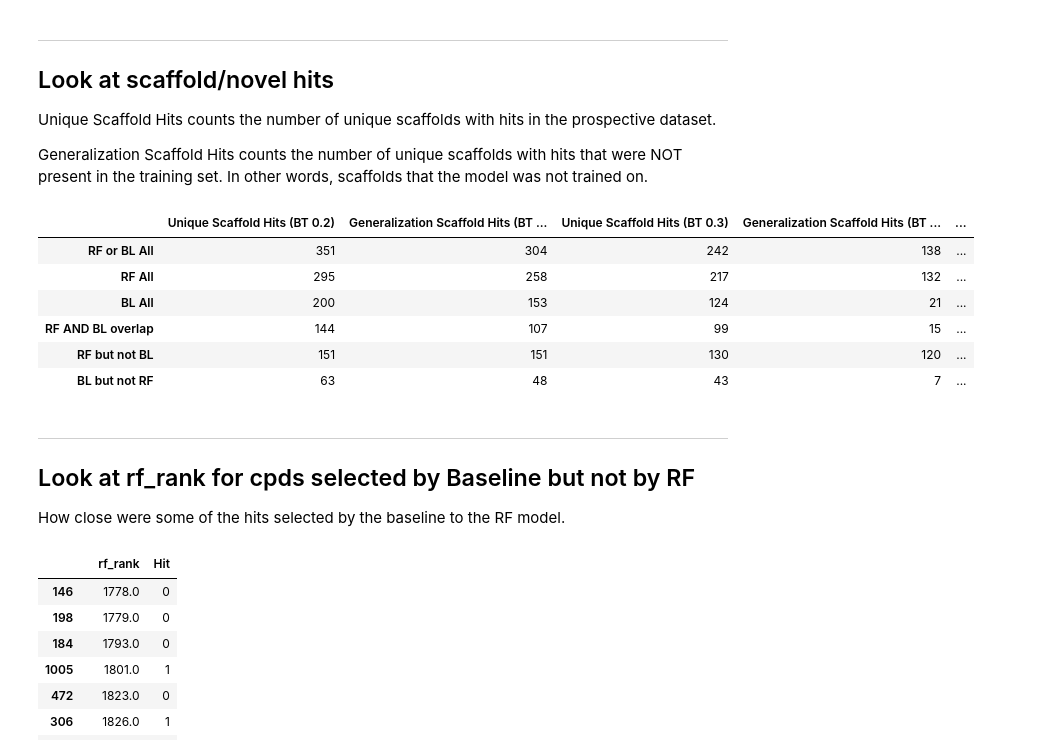
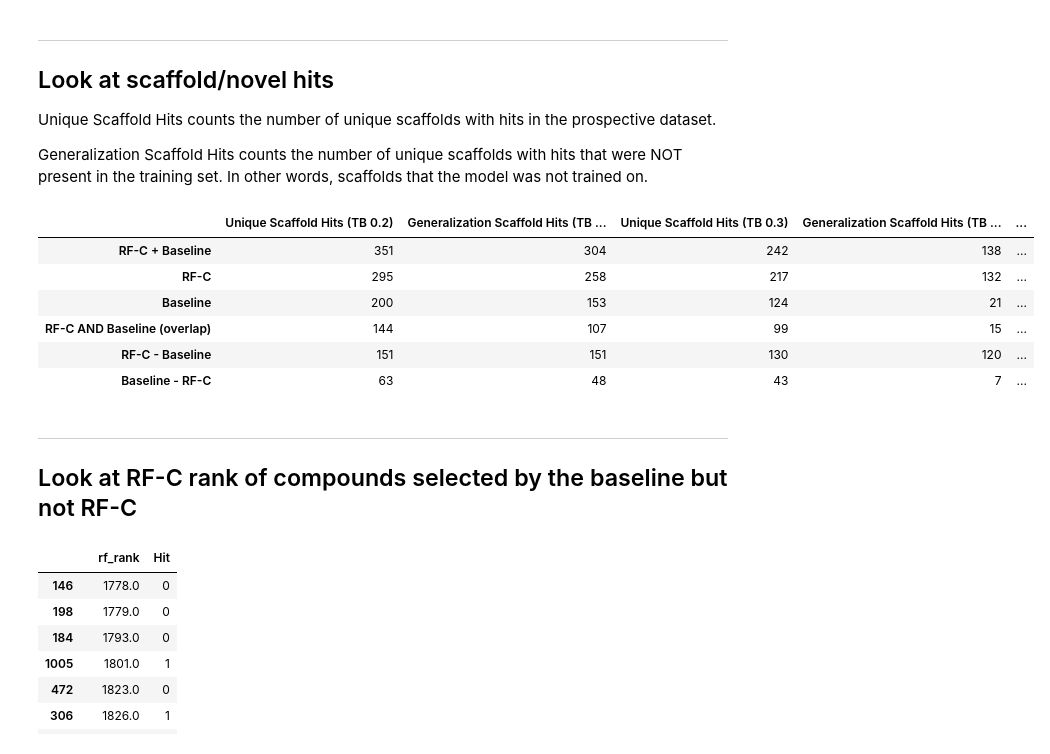
Before and after one commit to gitter-lab/pria-ams-enamine, a Jupyter notebook: analysis_notebooks/Process AMS Results.ipynb, the cells around one changed output. Saved outputs shown, nothing was run; the diff lists cells and outputs as text; code cells hidden in the pictures.

Commit message:
Update to results notebook and dataset.
- Updated column name in prospective dataset: BT to TB clustering.
- Updated AMS results notebook with scaffold hit info.

```diff
--- a/analysis_notebooks/Process AMS Results.ipynb
+++ b/analysis_notebooks/Process AMS Results.ipynb
@@ -26,8 +26,8 @@ summary_by_selection = []
 for df in [res_df, RF_all, BL_all, overlap_selection, RF_but_not_BL, BL_but_not_RF]:
     summary_by_selection.append([df.shape[0], df['Hit'].sum()])
 
-index_names = ['RF or BL All', 'RF All', 'BL All',
-               'RF AND BL overlap', 'RF but not BL', 'BL but not RF']
+index_names = ['RF-C + Baseline', 'RF-C', 'Baseline',
+               'RF-C AND Baseline (overlap)', 'RF-C - Baseline', 'Baseline - RF-C']
 summary_df = pd.DataFrame(data=summary_by_selection,
                           columns=['Count', 'Hits'],
                           index=index_names)
@@ -60,32 +60,31 @@ Generalization Scaffold Hits counts the number of unique scaffolds with hits tha
 # %%
 train_hits = train_df[train_df['PriA-SSB AS Activity'] == 1]
 
-cluster_cols = ['BT_0.2 ID', 'BT_0.3 ID', 'BT_0.4 ID']
+cluster_cols = ['TB_0.2 ID', 'TB_0.3 ID', 'TB_0.4 ID']
 scaffold_summary = []
 for df in [res_df, RF_all, BL_all, overlap_selection, RF_but_not_BL, BL_but_not_RF]:
     ref_hits = df[df['Hit'] == 1]
     tmp_list = []
     for cluster_col in cluster_cols:
         scaffold_hit_count = ref_hits[cluster_col].unique().shape[0]
         generalization_scaffold_count = np.setdiff1d(ref_hits[cluster_col].unique(), train_hits[cluster_col].unique()).shape[0]
         tmp_list.extend([scaffold_hit_count, generalization_scaffold_count])
     scaffold_summary.append(tmp_list)
-scaffol_df = pd.DataFrame(data=scaffold_summary,
-                          columns=['Unique Scaffold Hits (BT 0.2)', 'Generalization Scaffold Hits (BT 0.2)',
-                                      'Unique Scaffold Hits (BT 0.3)', 'Generalization Scaffold Hits (BT 0.3)',
-                                      'Unique Scaffold Hits (BT 0.4)', 'Generalization Scaffold Hits (BT 0.4)'],
-                          index=index_names)
-scaffol_df
+scaffold_df = pd.DataFrame(data=scaffold_summary,
+                           columns=['Unique Scaffold Hits (TB 0.2)', 'Generalization Scaffold Hits (TB 0.2)',
+                                      'Unique Scaffold Hits (TB 0.3)', 'Generalization Scaffold Hits (TB 0.3)',
+                                      'Unique Scaffold Hits (TB 0.4)', 'Generalization Scaffold Hits (TB 0.4)'],
+                           index=index_names)
+scaffold_df
 # %% [output]
-|  | Unique Scaffold Hits (BT 0.2) | Generalization Scaffold Hits (BT ... | Unique Scaffold Hits (BT 0.3) | Generalization Scaffold Hits (BT ... | ... |
-| RF or BL All | 351 | 304 | 242 | 138 | ... |
-| RF All | 295 | 258 | 217 | 132 | ... |
-| BL All | 200 | 153 | 124 | 21 | ... |
-| RF AND BL overlap | 144 | 107 | 99 | 15 | ... |
-| RF but not BL | 151 | 151 | 130 | 120 | ... |
-| BL but not RF | 63 | 48 | 43 | 7 | ... |
+|  | Unique Scaffold Hits (TB 0.2) | Generalization Scaffold Hits (TB ... | Unique Scaffold Hits (TB 0.3) | Generalization Scaffold Hits (TB ... | ... |
+| RF-C + Baseline | 351 | 304 | 242 | 138 | ... |
+| RF-C | 295 | 258 | 217 | 132 | ... |
+| Baseline | 200 | 153 | 124 | 21 | ... |
+| RF-C AND Baseline (overlap) | 144 | 107 | 99 | 15 | ... |
+| RF-C - Baseline | 151 | 151 | 130 | 120 | ... |
+| Baseline - RF-C | 63 | 48 | 43 | 7 | ... |
 # %% [markdown]
 ---
-## Look at rf_rank for cpds selected by Baseline but not by RF
-How close were some of the hits selected by the baseline to the RF model.
+## Look at RF-C rank of compounds selected by the baseline but not RF-C
 # %%
```
Also changed, not shown: parts of 5 cells of this notebook, 1 other file.
